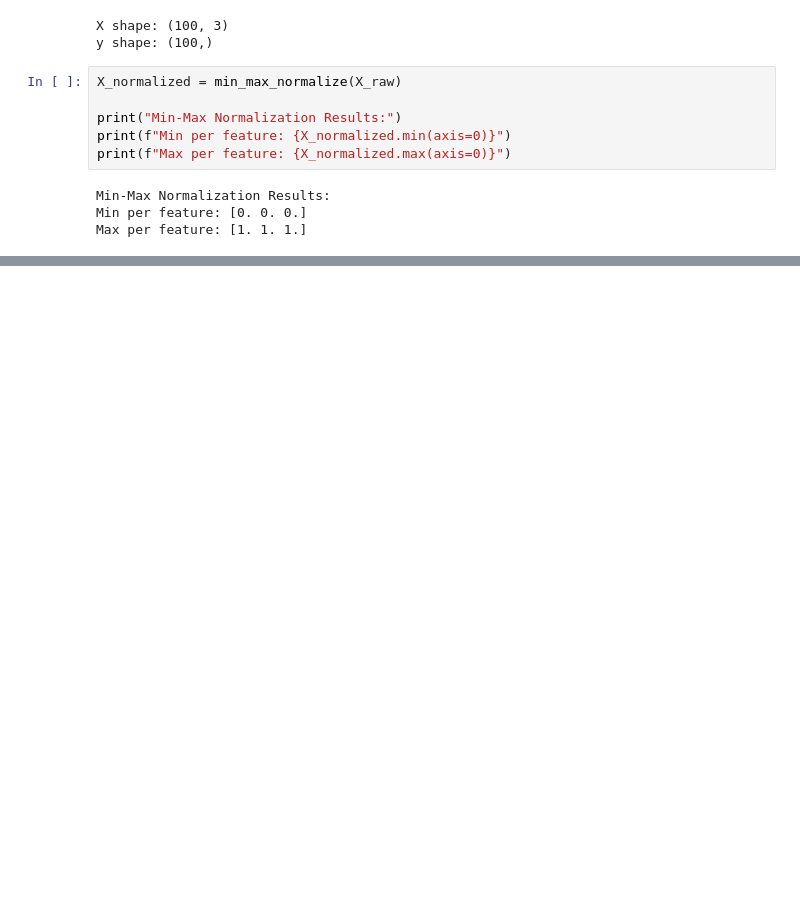
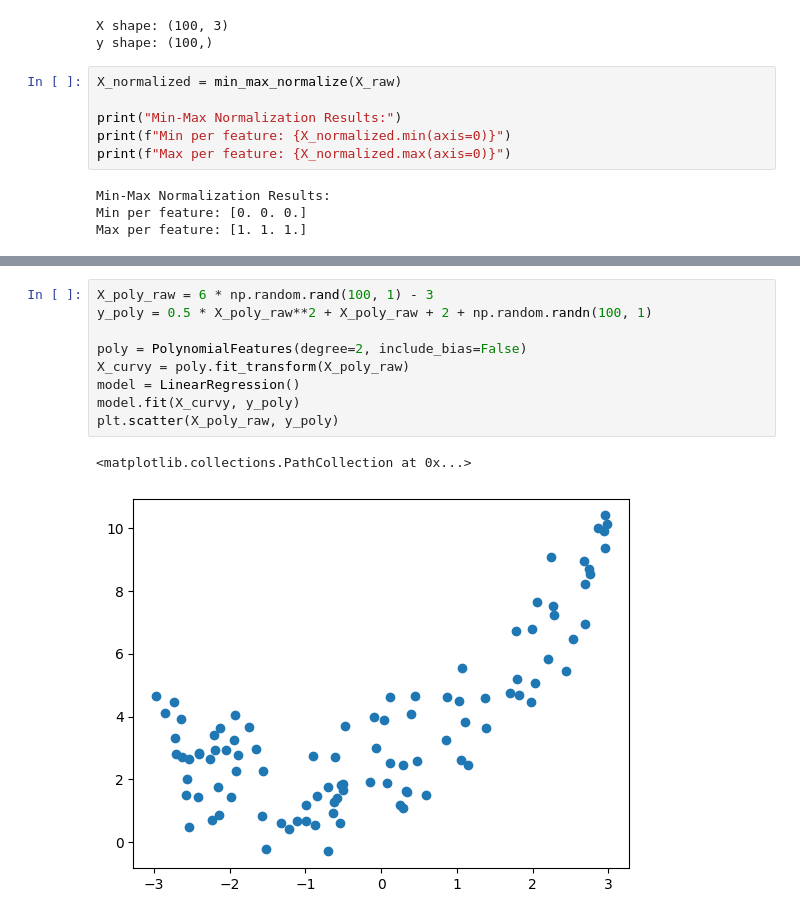
Before and after one commit to YouanesAttia/python-professional, a Jupyter notebook: week7_ml_foundations/day2/02_feature_engineering.ipynb, the cells around one changed output, grey strips where cells are left out. Cells and saved outputs as stored; diff of their text form; blank space fills up the shorter version.

```diff
--- a/week7_ml_foundations/day2/02_feature_engineering.ipynb
+++ b/week7_ml_foundations/day2/02_feature_engineering.ipynb
@@ -148,0 +181,12 @@ w:  [0.15270565 0.15270565 0.15270565] b:  0.23316169650284269
+# %%
+X_poly_raw = 6 * np.random.rand(100, 1) - 3
+y_poly = 0.5 * X_poly_raw**2 + X_poly_raw + 2 + np.random.randn(100, 1)
+
+poly = PolynomialFeatures(degree=2, include_bias=False)
+X_curvy = poly.fit_transform(X_poly_raw)
+model = LinearRegression()
+model.fit(X_curvy, y_poly)
+plt.scatter(X_poly_raw, y_poly)
+# %% [output]
+<matplotlib.collections.PathCollection at 0x...>
+[figure, added]
```
Also changed, not shown: parts of 6 cells of this notebook.
